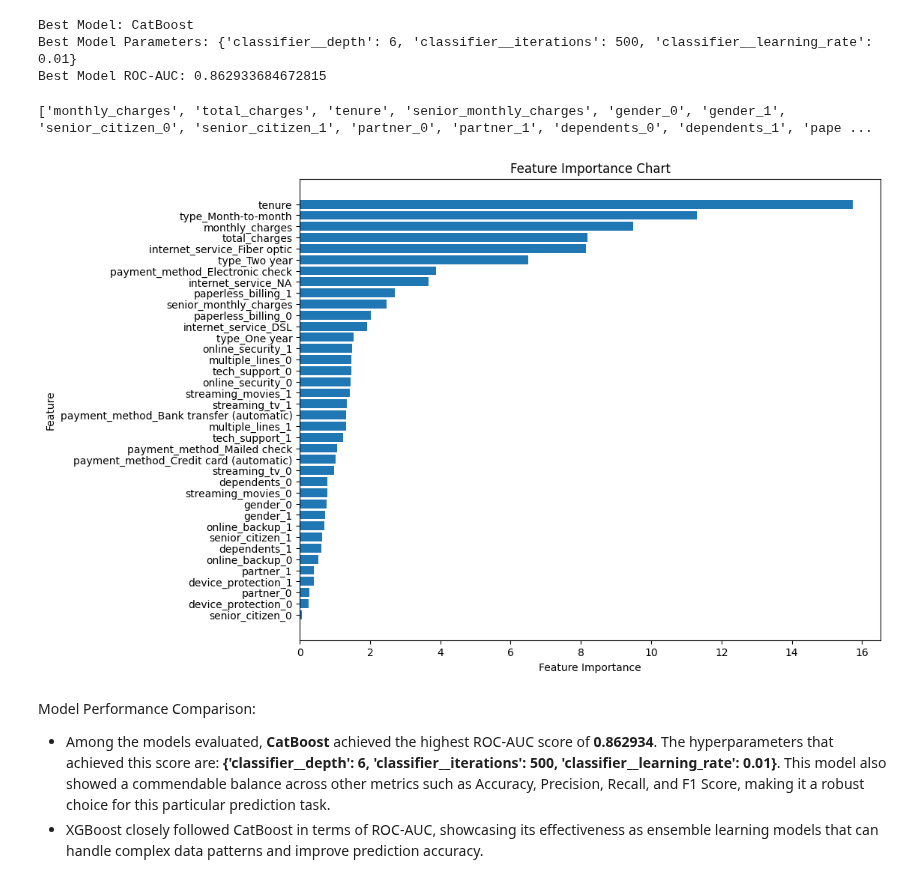
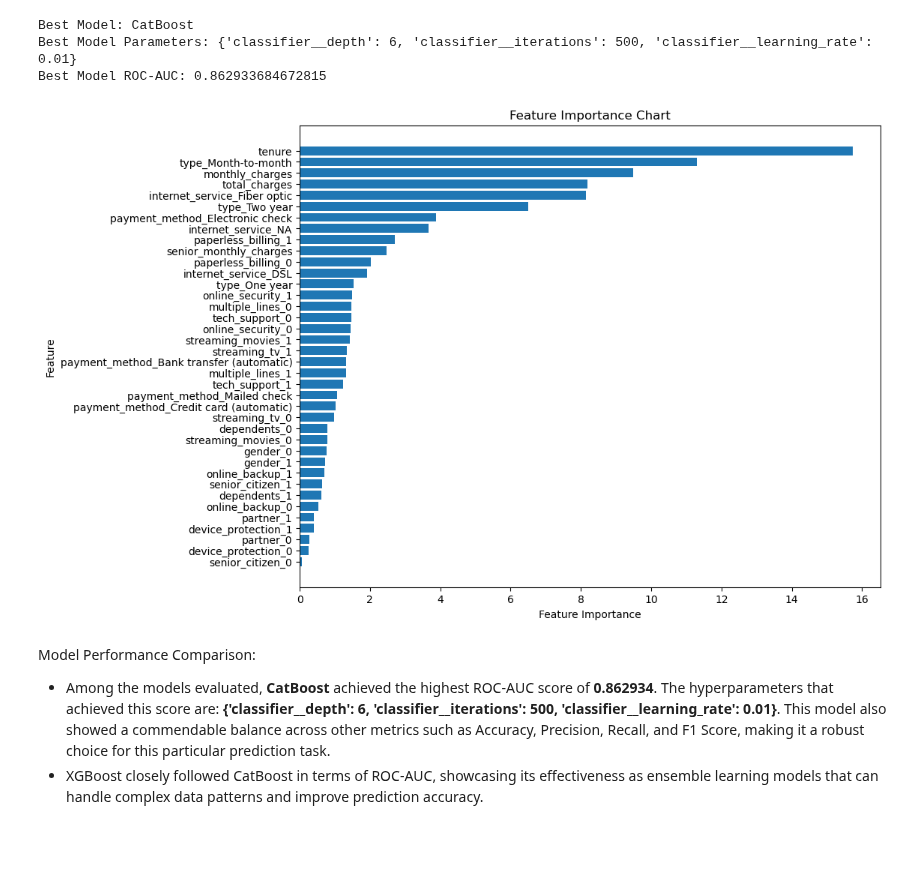
Before and after one commit to jestercruz/TripleTen-Projects, a Jupyter notebook: 17_final_project/plan_model_report_final.ipynb, the cells around one changed output. Drawn from its saved outputs; the diff is of its cells as text; code cells hidden in the pictures; blank space fills up the shorter version.

Commit message:
Cleaned Final Project

```diff
--- a/17_final_project/plan_model_report_final.ipynb
+++ b/17_final_project/plan_model_report_final.ipynb
@@ -790,7 +782,6 @@ Best Model: CatBoost
 Best Model Parameters: {'classifier__depth': 6, 'classifier__iterations': 500, 'classifier__learning_rate': 0.01}
 Best Model ROC-AUC: 0.862933684672815
 # %%
-# Assuming you have your best model parameters and preprocessor ready
 best_catboost_model = CatBoostClassifier(
     depth=6,
     iterations=500,
@@ -799,52 +790,43 @@ best_catboost_model = CatBoostClassifier(
     random_state=42
 )
 
-# Fit the model with the best parameters (ensure your preprocessor is fitted if needed)
+# Fit the model with the best parameters
 pipeline = Pipeline([
     ('preprocessor', preprocessor),
     ('classifier', best_catboost_model)
 ])
 
 pipeline.fit(X_train, y_train)
 
 # Extract the classifier from the pipeline
 fitted_catboost_model = pipeline.named_steps['classifier']
 
 # Get feature importances
 feature_importances = fitted_catboost_model.get_feature_importance()
 
-# Assuming the preprocessor doesn't change the order or number of features,
-# and you want to plot importances for the original features in X_train
 if hasattr(pipeline.named_steps['preprocessor'], 'get_feature_names_out'):
-    # Attempt to get transformed feature names
     transformed_feature_names = pipeline.named_steps['preprocessor'].get_feature_names_out()
-    # Use these names for plotting
     feature_names = transformed_feature_names
 else:
-    # Fallback if we cannot get feature names directly
     feature_names = np.array([f'Feature {i}' for i in range(len(feature_importances))])
 
 clean_feature_names = [name.replace('cat__', '').replace('num__', '') for name in feature_names]
 
-print(clean_feature_names)
-# Now, plot the feature importances with the correct feature names
-sorted_idx_list = sorted_idx.tolist()
+sorted_idx = np.argsort(feature_importances)[::-1]
+# Plot the feature importances
 
-# Now use the list to index clean_feature_names
-sorted_clean_feature_names = [clean_feature_names[i] for i in sorted_idx_list]
+sorted_clean_feature_names = [clean_feature_names[i] for i in sorted_idx]
 
-# Plot using the sorted, cleaned feature names
 plt.figure(figsize=(10, 8))
 plt.barh(range(len(sorted_idx)), feature_importances[sorted_idx], align='center')
 plt.yticks(range(len(sorted_idx)), labels=sorted_clean_feature_names)
 plt.xlabel("Feature Importance")
 plt.ylabel("Feature")
 plt.title("Feature Importance Chart")
 plt.gca().invert_yaxis()
 plt.show()
 # %% [output]
-['monthly_charges', 'total_charges', 'tenure', 'senior_monthly_charges', 'gender_0', 'gender_1', 'senior_citizen_0', 'senior_citizen_1', 'partner_0', 'partner_1', 'dependents_0', 'dependents_1', 'pape ...
-[figure, old version]
+[figure, new version]
 # %% [markdown]
 Model Performance Comparison:
 
```
Also changed, not shown: parts of 14 cells of this notebook, 4 other files.
